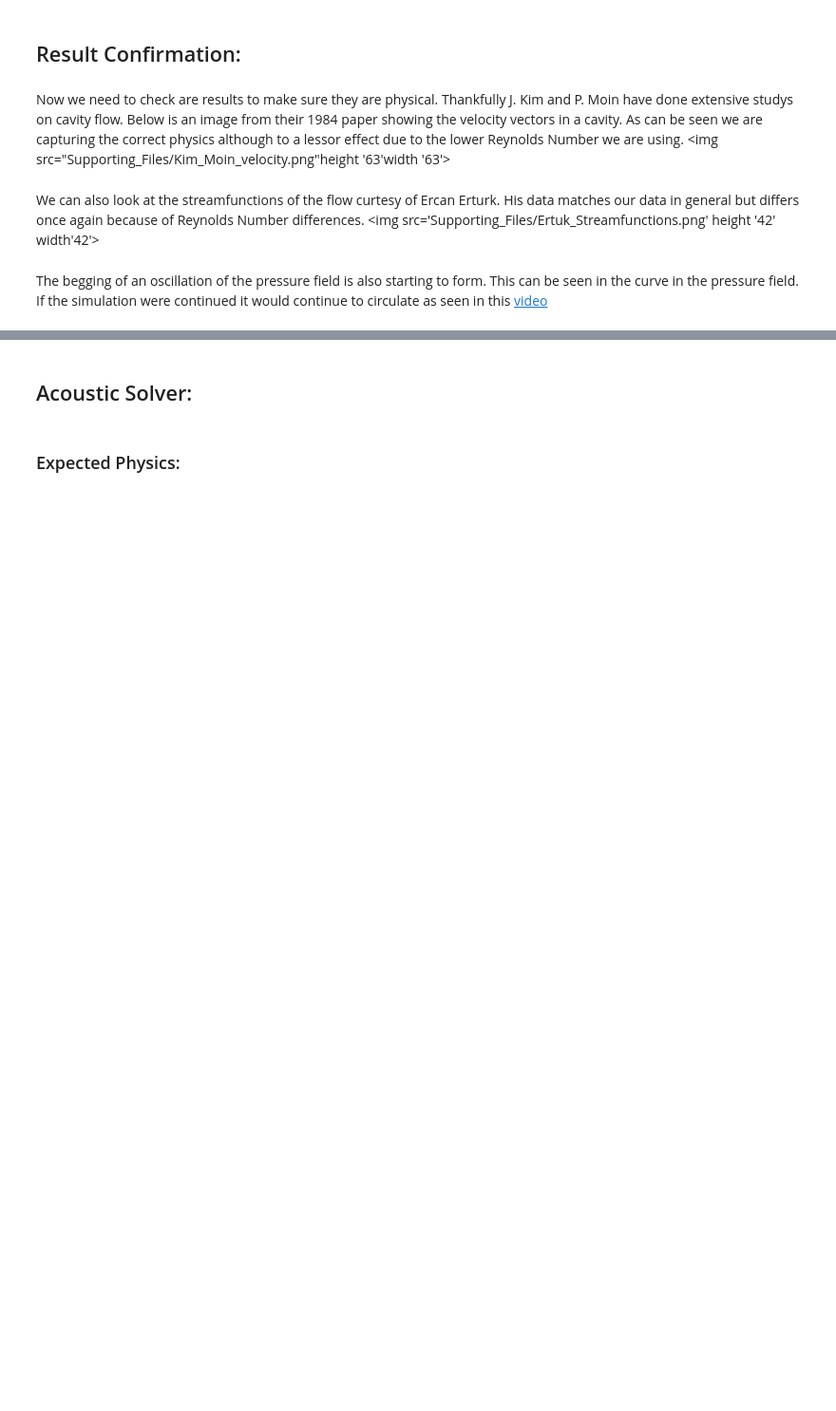
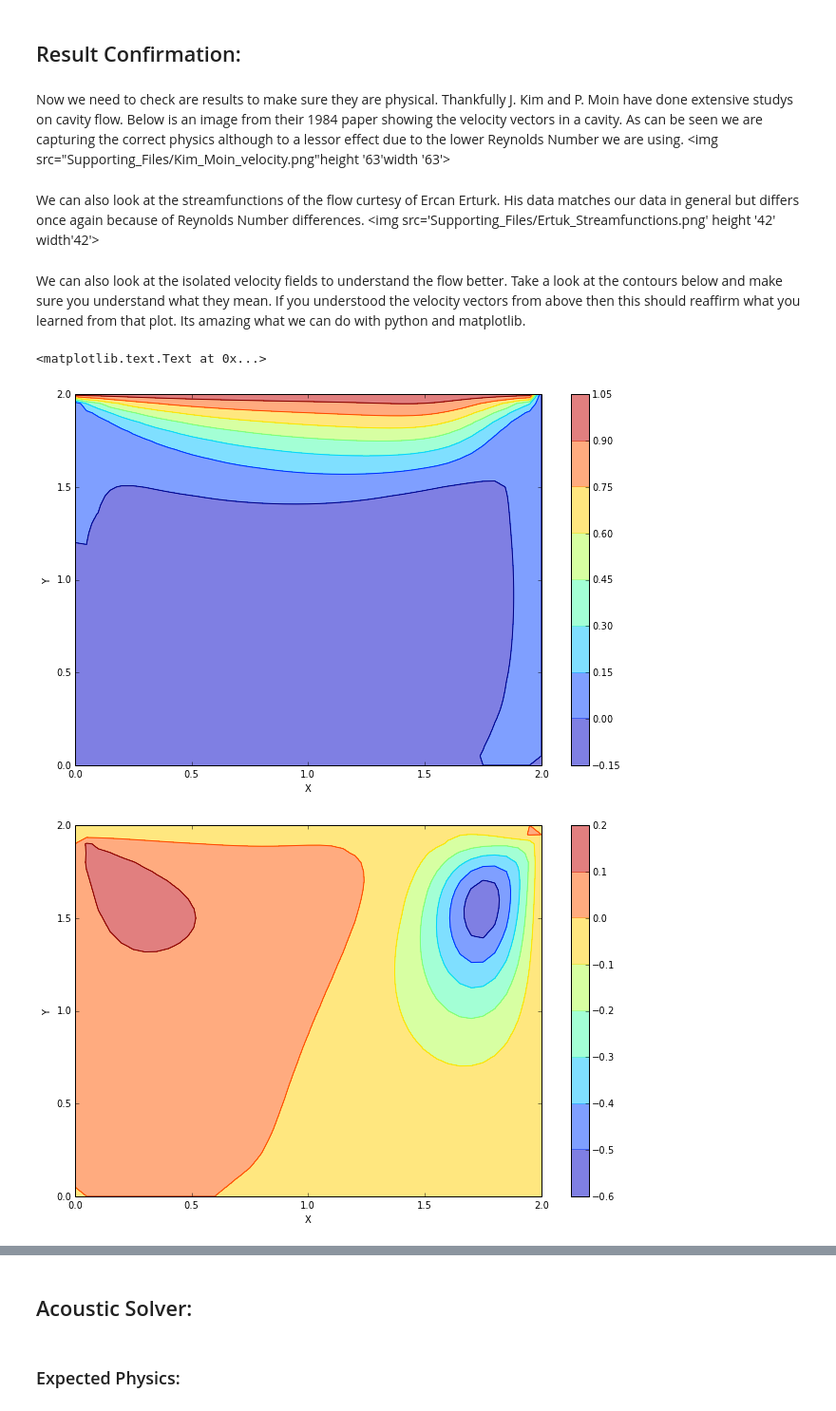
Before and after one commit to cbell14/Navier_Stokes_Acoustics, a Jupyter notebook: Final Project -- 2D Finite Difference NS & Acoustic Solver.ipynb, the cells around one changed output, grey strips where cells are left out. Shown at 95% size. Drawn from its saved outputs; the diff is of its cells as text; code cells hidden in the pictures; blank space fills up the shorter version.

```diff
--- a/Final Project -- 2D Finite Difference NS & Acoustic Solver.ipynb
+++ b/Final Project -- 2D Finite Difference NS & Acoustic Solver.ipynb
@@ -385,5 +371,23 @@ Now we need to check are results to make sure they are physical. Thankfully J. K
 # %% [markdown]
 We can also look at the streamfunctions of the flow curtesy of Ercan Erturk. His data matches our data in general but differs once again because of Reynolds Number differences.
 <img src='Supporting_Files/Ertuk_Streamfunctions.png' height '42' width'42'>
-# %% [markdown]
-The begging of an oscillation of the pressure field is also starting to form. This can be seen in the curve in the pressure field. If the simulation were continued it would continue to circulate as seen in this [video](https://www.youtube.com/watch?v=wDxRnsvBqT4)
+# %% [markdown]
+We can also look at the isolated velocity fields to understand the flow better. Take a look at the contours below and make sure you understand what they mean. If you understood the velocity vectors from above then this should reaffirm what you learned from that plot. Its amazing what we can do with python and matplotlib.
+# %%
+fig = plt.figure(figsize=(11,7), dpi=100)
+plt.contourf(X,Y,u,alpha=0.5)
+plt.colorbar()
+plt.contour(X,Y,u)
+plt.xlabel('X')
+plt.ylabel('Y')
+
+fig = plt.figure(figsize=(11,7), dpi=100)
+plt.contourf(X,Y,v,alpha=0.5)
+plt.colorbar()
+plt.contour(X,Y,v)
+plt.xlabel('X')
+plt.ylabel('Y')
+# %% [output]
+<matplotlib.text.Text at 0x...>
+[figure, added]
+[figure, added]
```
Also changed, not shown: parts of 10 cells of this notebook.
